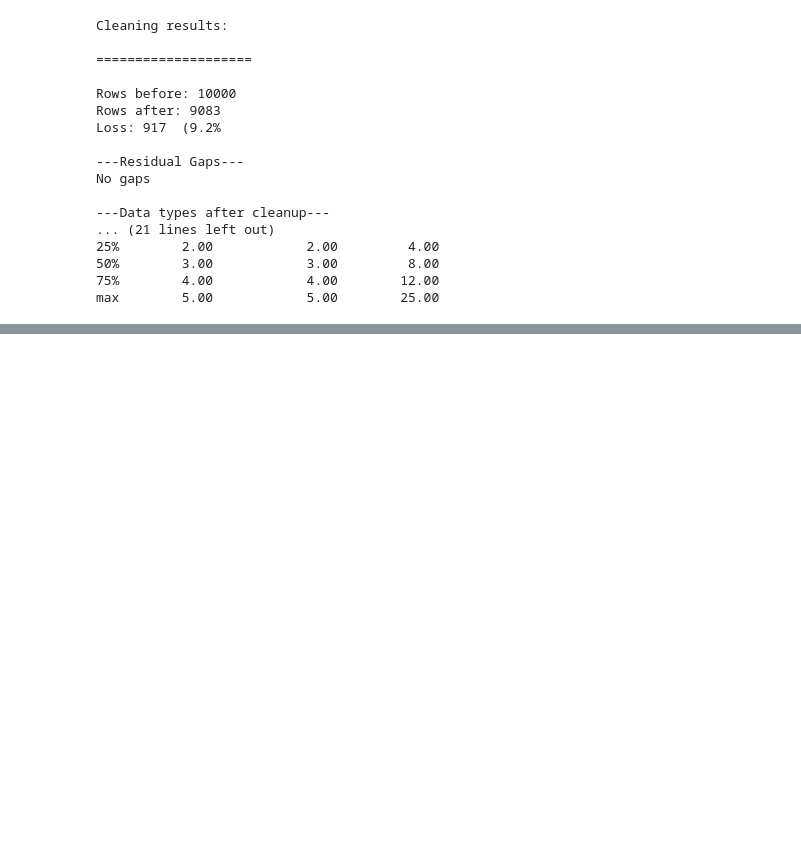
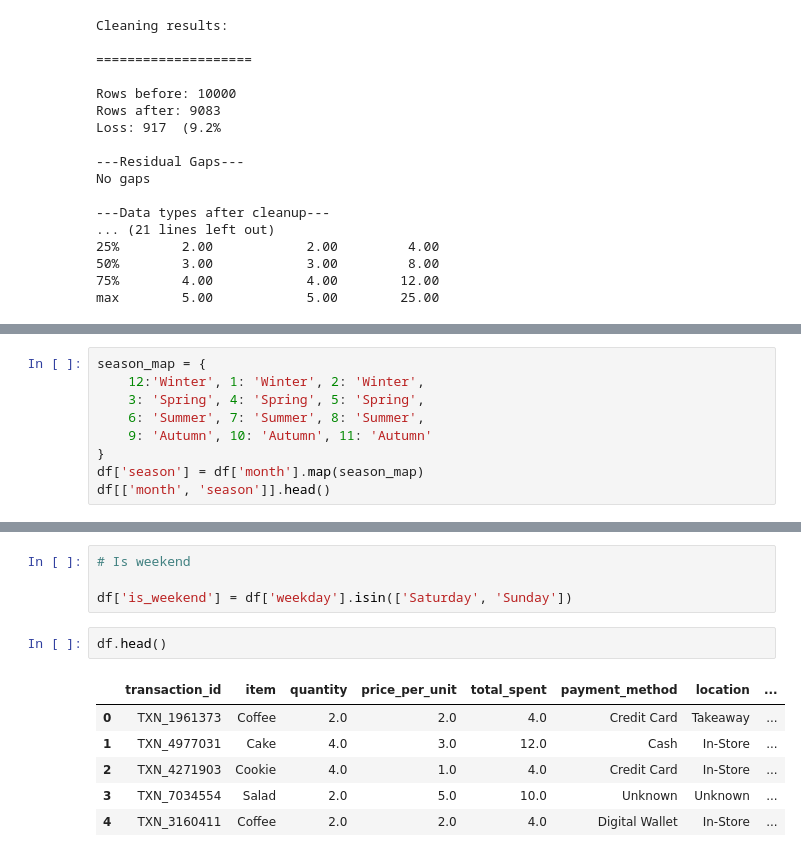
Before and after one commit to NatalieAleksandrova2026/Analysis_Cafe_Sales, a Jupyter notebook: EDA_Cafe_Sales.ipynb, the cells around one changed output, grey strips where cells are left out. Drawn from its saved outputs; the diff is of its cells as text; blank space fills up the shorter version.

```diff
--- a/EDA_Cafe_Sales.ipynb
+++ b/EDA_Cafe_Sales.ipynb
@@ -562,0 +565,9 @@ max        5.00            5.00        25.00
+# %%
+season_map = {
+    12:'Winter', 1: 'Winter', 2: 'Winter',
+    3: 'Spring', 4: 'Spring', 5: 'Spring',
+    6: 'Summer', 7: 'Summer', 8: 'Summer',
+    9: 'Autumn', 10: 'Autumn', 11: 'Autumn'
+}
+df['season'] = df['month'].map(season_map)
+df[['month', 'season']].head()
@@ -562,0 +581,13 @@ max        5.00            5.00        25.00
+# %%
+# Is weekend
+
+df['is_weekend'] = df['weekday'].isin(['Saturday', 'Sunday'])
+# %%
+df.head()
+# %% [output]
+|  | transaction_id | item | quantity | price_per_unit | total_spent | payment_method | location | ... |
+| 0 | TXN_1961373 | Coffee | 2.0 | 2.0 | 4.0 | Credit Card | Takeaway | ... |
+| 1 | TXN_4977031 | Cake | 4.0 | 3.0 | 12.0 | Cash | In-Store | ... |
+| 2 | TXN_4271903 | Cookie | 4.0 | 1.0 | 4.0 | Credit Card | In-Store | ... |
+| 3 | TXN_7034554 | Salad | 2.0 | 5.0 | 10.0 | Unknown | Unknown | ... |
+| 4 | TXN_3160411 | Coffee | 2.0 | 2.0 | 4.0 | Digital Wallet | In-Store | ... |
```
Also changed, not shown: parts of 4 cells of this notebook.
